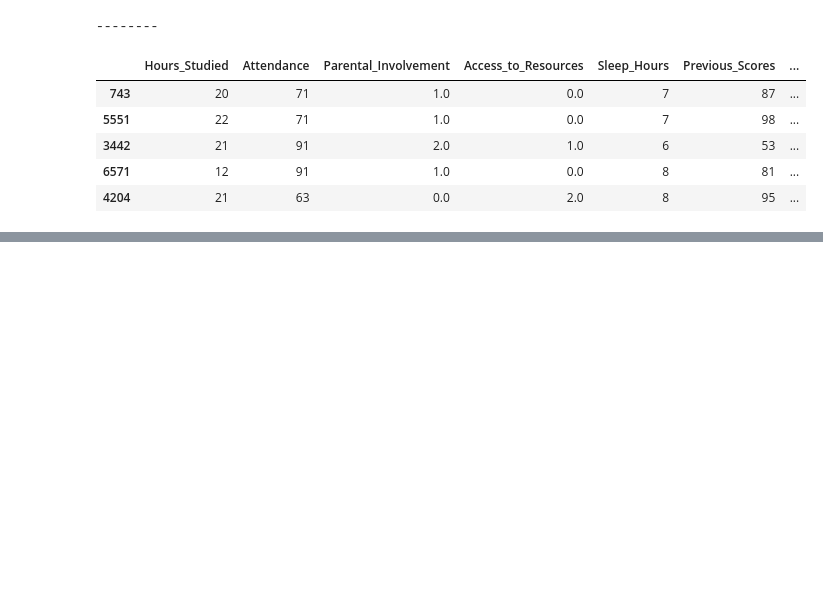
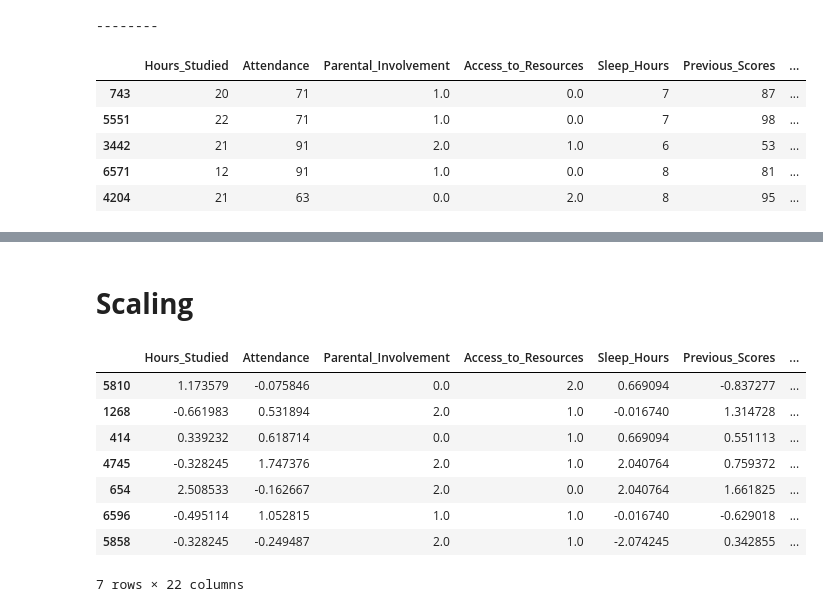
Before and after one commit to GantaLabs/StudentPerformanceFactors, a Jupyter notebook: notebook/Split_Processing.ipynb, the cells around one changed output, grey strips where cells are left out. Drawn from its saved outputs; the diff is of its cells as text; code cells hidden in the pictures; blank space fills up the shorter version.

```diff
--- a/notebook/Split_Processing.ipynb
+++ b/notebook/Split_Processing.ipynb
@@ -253,0 +285,4 @@ display(X_test.head())
+# %%
+X_train['Study_Attendance_Interaction'] = X_train['Hours_Studied'] * X_train['Attendance']
+
+X_test['Study_Attendance_Interaction'] = X_test['Hours_Studied'] * X_test['Attendance']
@@ -253,0 +318,6 @@ display(X_test.head())
+# %%
+support_cols = ['Parental_Involvement', 'Access_to_Resources', 'Teacher_Quality', 'Family_Income', 'Peer_Influence', 'Parental_Education_Level', 'Distance_from_Home','Internet_Access_Yes']
+
+X_train['Support_Score'] = X_train[support_cols].sum(axis=1)
+
+X_test['Support_Score'] = X_test[support_cols].sum(axis=1)
@@ -253,0 +371,5 @@ display(X_test.head())
+# %%
+threshold = X_train['Tutoring_Sessions'].quantile(0.75)
+
+X_train['High_Tutoring'] = (X_train['Tutoring_Sessions'] > threshold).astype(int)
+X_test['High_Tutoring'] = (X_test['Tutoring_Sessions'] > threshold).astype(int)
@@ -253,0 +393,2 @@ display(X_test.head())
+# %% [markdown]
+# **Scaling**
@@ -253,0 +397,12 @@ display(X_test.head())
+# %%
+X_train.head(7)
+# %% [output]
+|  | Hours_Studied | Attendance | Parental_Involvement | Access_to_Resources | Sleep_Hours | Previous_Scores | ... |
+| 5810 | 1.173579 | -0.075846 | 0.0 | 2.0 | 0.669094 | -0.837277 | ... |
+| 1268 | -0.661983 | 0.531894 | 2.0 | 1.0 | -0.016740 | 1.314728 | ... |
+| 414 | 0.339232 | 0.618714 | 0.0 | 1.0 | 0.669094 | 0.551113 | ... |
+| 4745 | -0.328245 | 1.747376 | 2.0 | 1.0 | 2.040764 | 0.759372 | ... |
+| 654 | 2.508533 | -0.162667 | 2.0 | 0.0 | 2.040764 | 1.661825 | ... |
+| 6596 | -0.495114 | 1.052815 | 1.0 | 1.0 | -0.016740 | -0.629018 | ... |
+| 5858 | -0.328245 | -0.249487 | 2.0 | 1.0 | -2.074245 | 0.342855 | ... |
+7 rows × 22 columns
```
Also changed, not shown: parts of 20 cells of this notebook, 3 other files.
